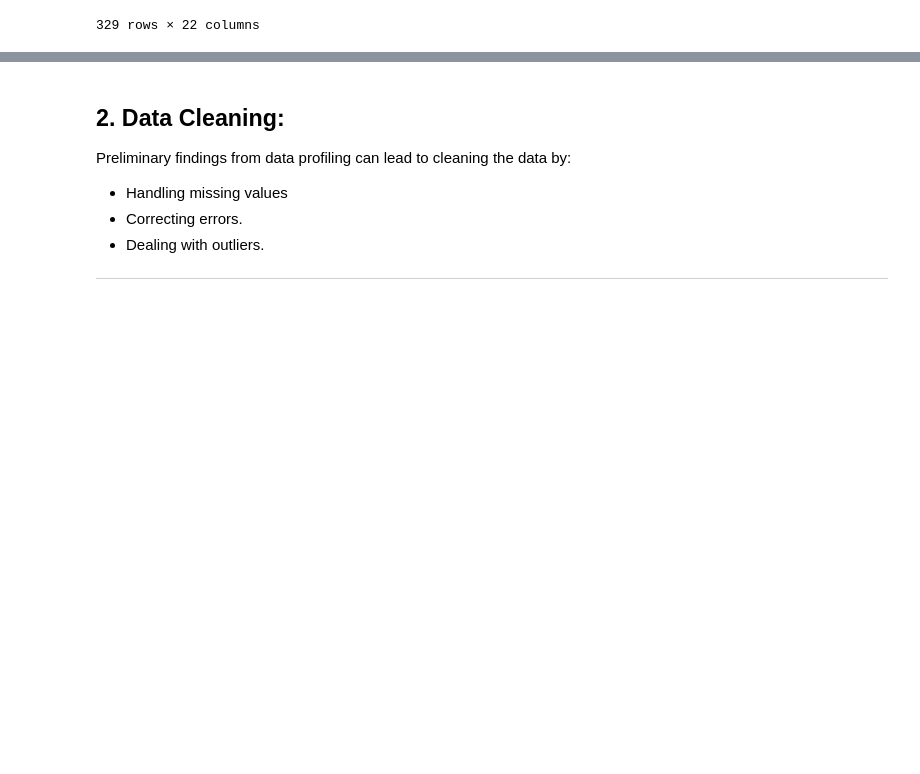
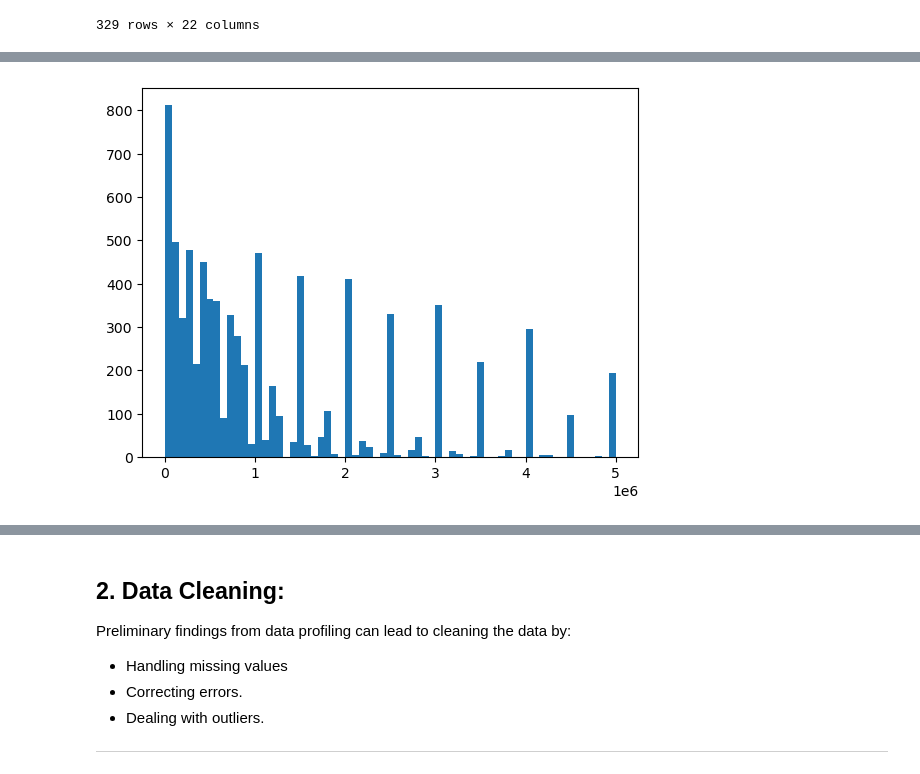
Before and after one commit to sara1h0t/Usecase-7, a Jupyter notebook: EDA usecase7.ipynb, the cells around one changed output, grey strips where cells are left out. Saved outputs shown, nothing was run; the diff lists cells and outputs as text; code cells hidden in the pictures; blank space fills up the shorter version.

```diff
--- a/EDA usecase7.ipynb
+++ b/EDA usecase7.ipynb
@@ -198,0 +170,6 @@ pandas.core.frame.DataFrame
+# %%
+df = df[df['highest_value']<=5000000]
+plt.hist(df['highest_value'], bins= 65)
+plt.show()
+# %% [output]
+[figure, added]
```
Also changed, not shown: parts of 48 cells of this notebook.
